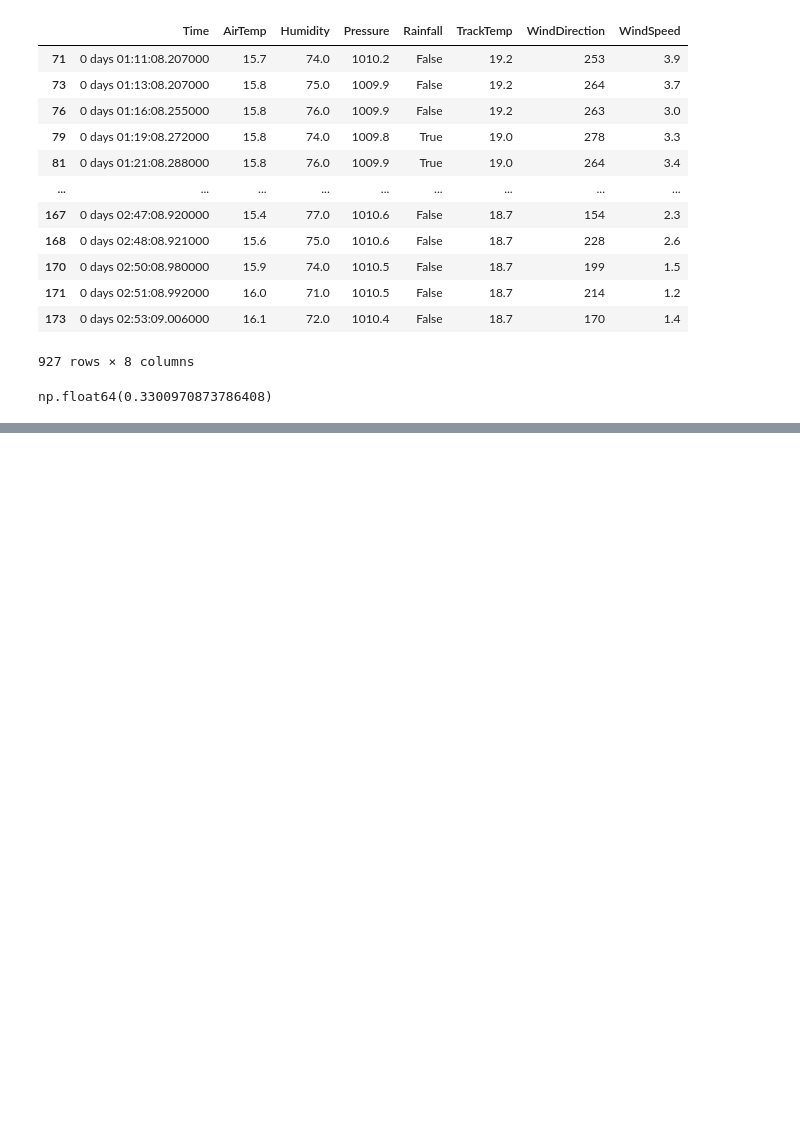
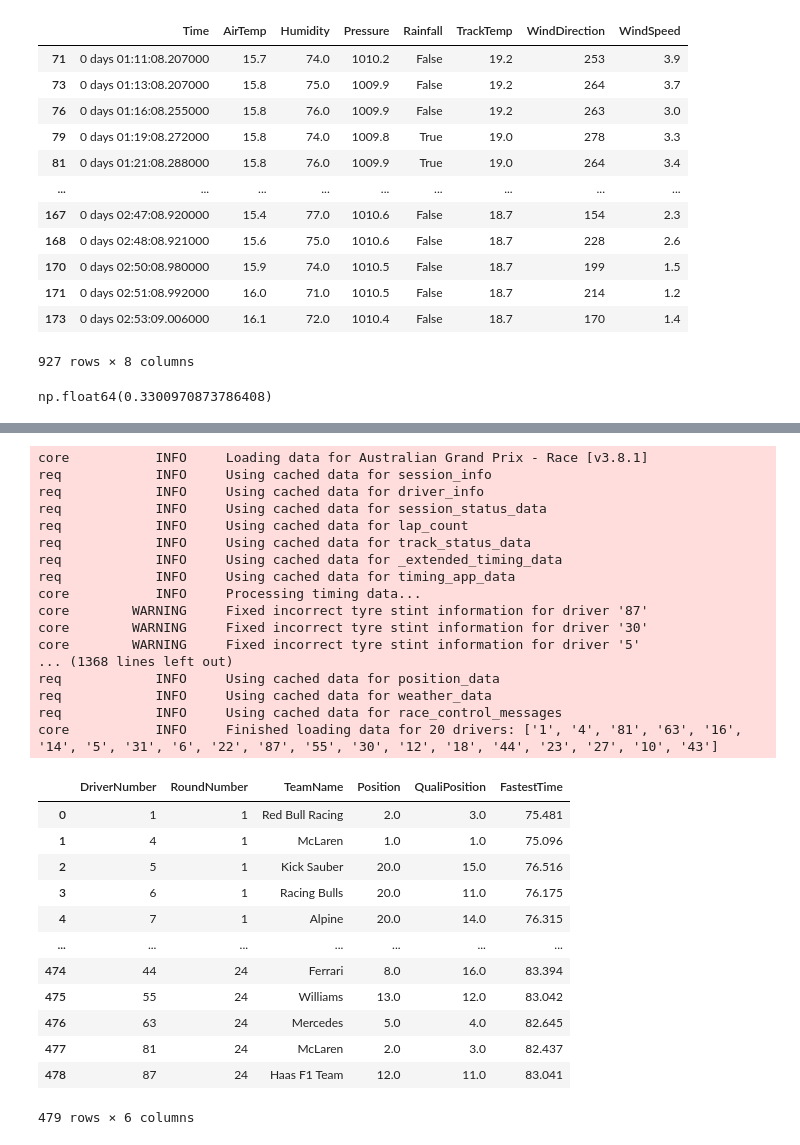
Before and after one commit to jifor/F1-Prediction-Project, a Jupyter notebook: data_testing.ipynb, the cells around one changed output, grey strips where cells are left out. Drawn from its saved outputs; the diff is of its cells as text; code cells hidden in the pictures; blank space fills up the shorter version.

```diff
--- a/data_testing.ipynb
+++ b/data_testing.ipynb
@@ -1088,0 +1349,35 @@ ValueError: The truth value of a Series is ambiguous. Use a.empty, a.bool(), a.i
+# %%
+from src.data_loading import get_data_for_season
+
+get_data_for_season(2025)
+# %% [output]
+core           INFO     Loading data for Australian Grand Prix - Race [v3.8.1]
+req            INFO     Using cached data for session_info
+req            INFO     Using cached data for driver_info
+req            INFO     Using cached data for session_status_data
+req            INFO     Using cached data for lap_count
+req            INFO     Using cached data for track_status_data
+req            INFO     Using cached data for _extended_timing_data
+req            INFO     Using cached data for timing_app_data
+core           INFO     Processing timing data...
+core        WARNING     Fixed incorrect tyre stint information for driver '87'
+core        WARNING     Fixed incorrect tyre stint information for driver '30'
+core        WARNING     Fixed incorrect tyre stint information for driver '5'
+... (1368 lines left out)
+req            INFO     Using cached data for position_data
+req            INFO     Using cached data for weather_data
+req            INFO     Using cached data for race_control_messages
+core           INFO     Finished loading data for 20 drivers: ['1', '4', '81', '63', '16', '14', '5', '31', '6', '22', '87', '55', '30', '12', '18', '44', '23', '27', '10', '43']
+|  | DriverNumber | RoundNumber | TeamName | Position | QualiPosition | FastestTime |
+| 0 | 1 | 1 | Red Bull Racing | 2.0 | 3.0 | 75.481 |
+| 1 | 4 | 1 | McLaren | 1.0 | 1.0 | 75.096 |
+| 2 | 5 | 1 | Kick Sauber | 20.0 | 15.0 | 76.516 |
+| 3 | 6 | 1 | Racing Bulls | 20.0 | 11.0 | 76.175 |
+| 4 | 7 | 1 | Alpine | 20.0 | 14.0 | 76.315 |
+| ... | ... | ... | ... | ... | ... | ... |
+| 474 | 44 | 24 | Ferrari | 8.0 | 16.0 | 83.394 |
+| 475 | 55 | 24 | Williams | 13.0 | 12.0 | 83.042 |
+| 476 | 63 | 24 | Mercedes | 5.0 | 4.0 | 82.645 |
+| 477 | 81 | 24 | McLaren | 2.0 | 3.0 | 82.437 |
+| 478 | 87 | 24 | Haas F1 Team | 12.0 | 11.0 | 83.041 |
+479 rows × 6 columns
```
Also changed, not shown: parts of 17 cells of this notebook, 1 other file.
